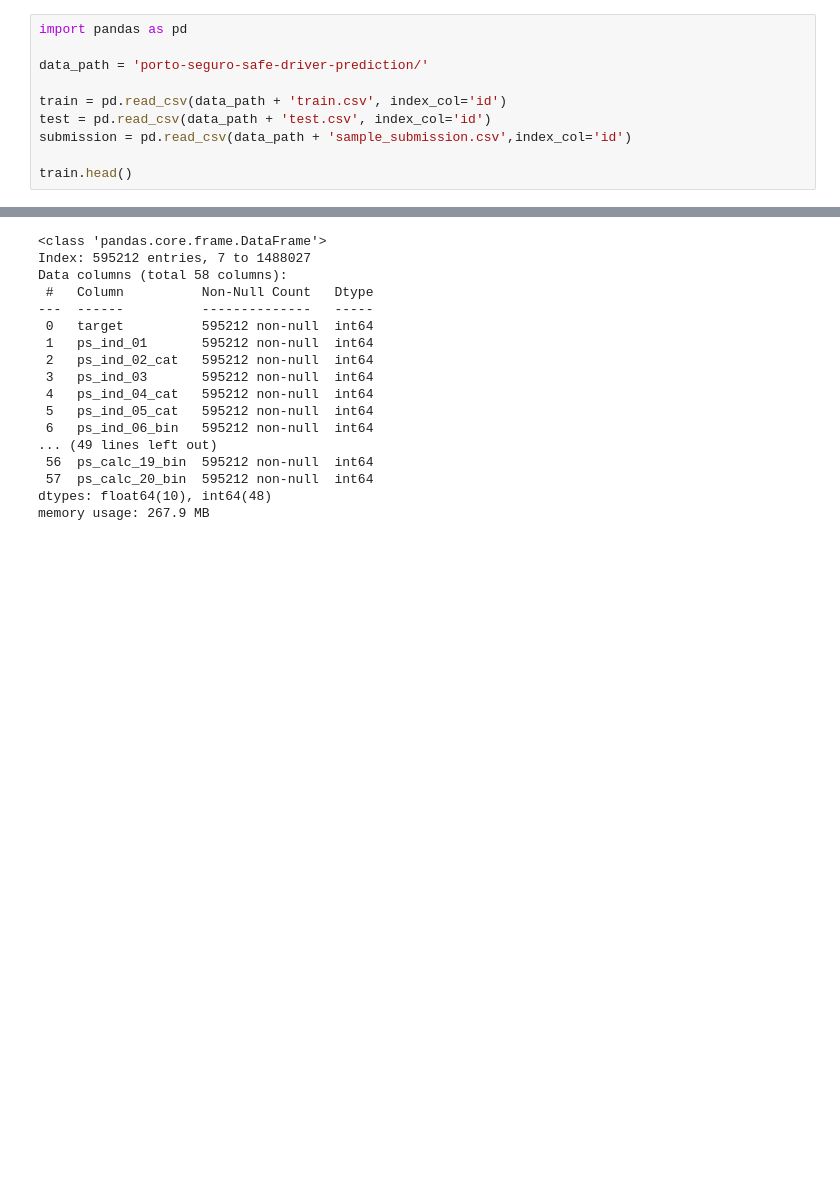
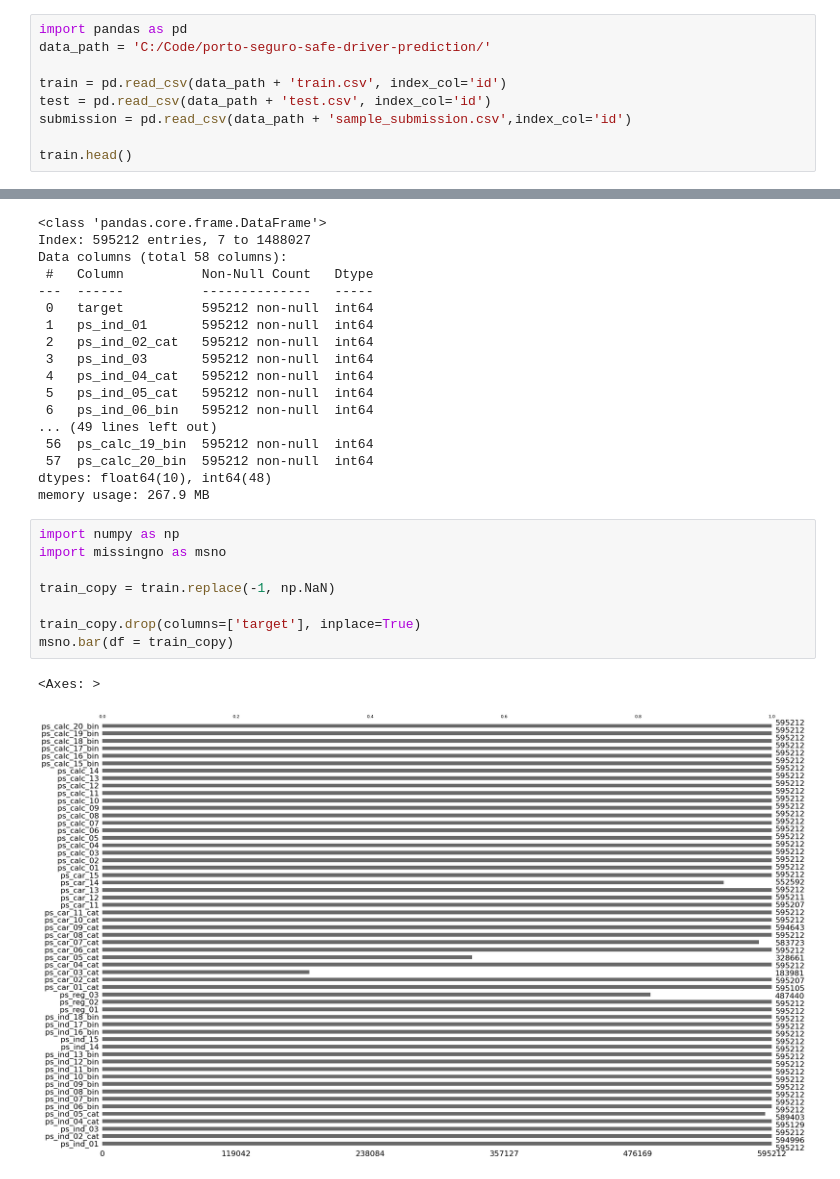
Before and after one commit to SH-RyuKH/AI_AI, a Jupyter notebook: Safe_Driver_Prediction.ipynb, the cells around one changed output, grey strips where cells are left out. Cells and saved outputs as stored; diff of their text form; blank space fills up the shorter version.

```diff
--- a/Safe_Driver_Prediction.ipynb
+++ b/Safe_Driver_Prediction.ipynb
@@ -2,8 +2,7 @@
 # Step 1: 데이터 불러오기
 # %%
 import pandas as pd
-
-data_path = 'porto-seguro-safe-driver-prediction/'
+data_path = 'C:/Code/porto-seguro-safe-driver-prediction/'
 
 train = pd.read_csv(data_path + 'train.csv', index_col='id')
 test = pd.read_csv(data_path + 'test.csv', index_col='id')
@@ -43,3 +42,14 @@ Data columns (total 58 columns):
  57  ps_calc_20_bin  595212 non-null  int64
 dtypes: float64(10), int64(48)
 memory usage: 267.9 MB
+# %%
+import numpy as np
+import missingno as msno
+
+train_copy = train.replace(-1, np.NaN)
+
+train_copy.drop(columns=['target'], inplace=True)
+msno.bar(df = train_copy)
+# %% [output]
+<Axes: >
+[figure, added]
```
Also changed, not shown: parts of 8 cells of this notebook.
